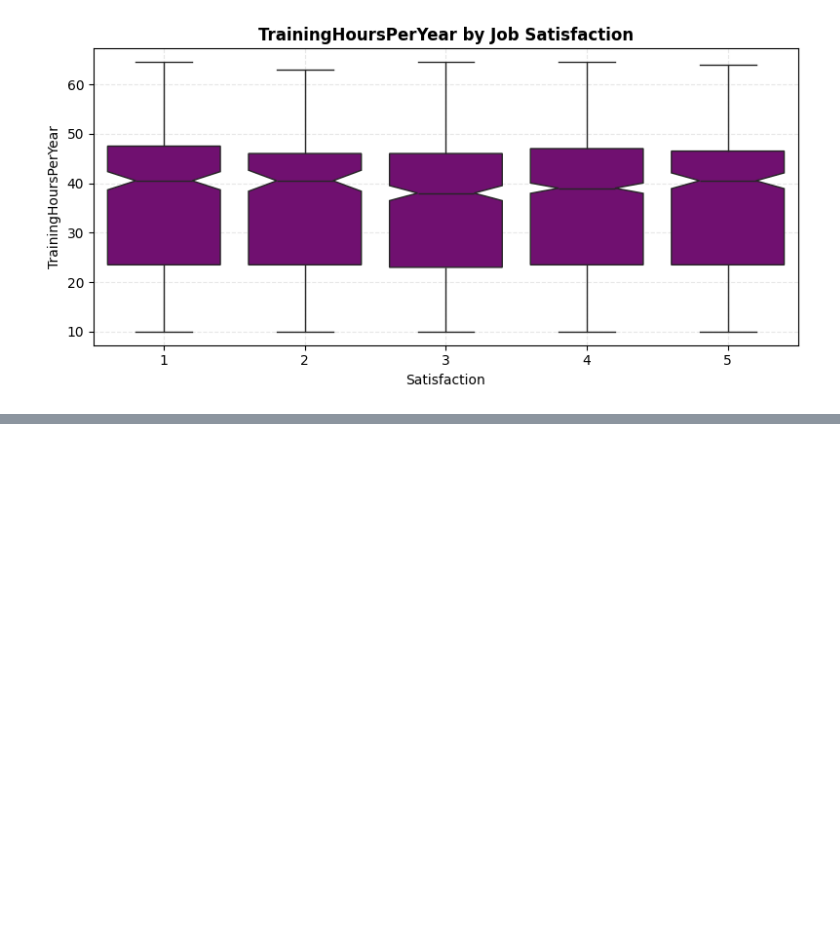
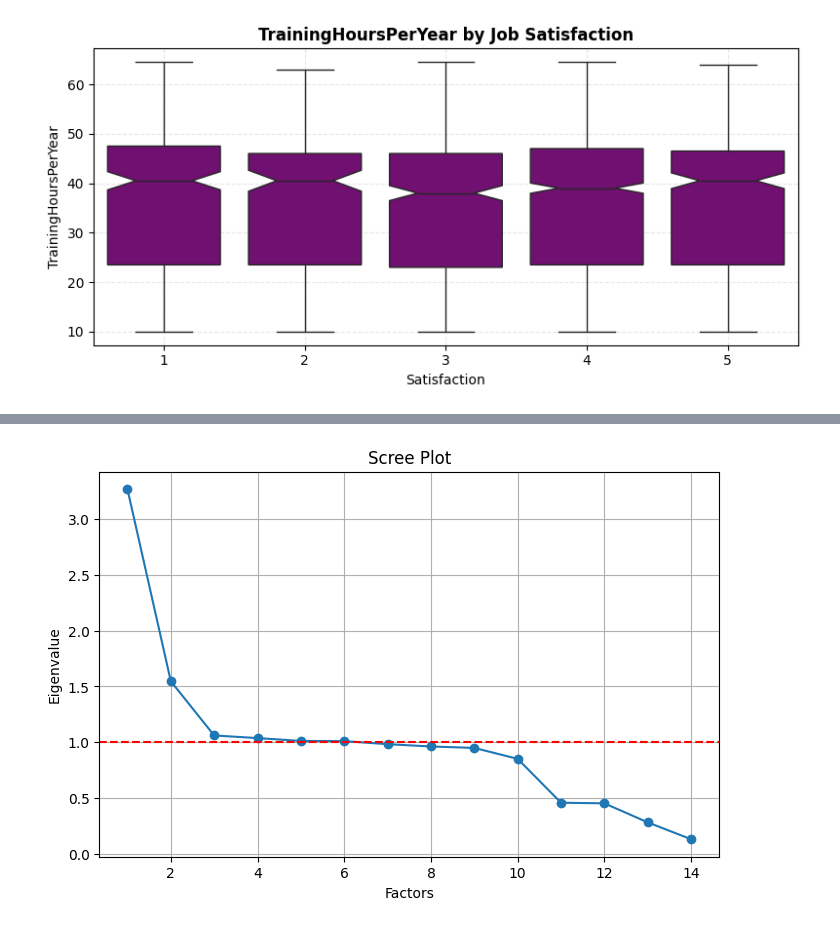
Before and after one commit to sorrychoe/Satisfaction-Survey-Analysis, a Jupyter notebook: notebook/satisfaction.ipynb, the cells around one changed output, grey strips where cells are left out. Drawn from its saved outputs; the diff is of its cells as text; code cells hidden in the pictures; blank space fills up the shorter version.

```diff
--- a/notebook/satisfaction.ipynb
+++ b/notebook/satisfaction.ipynb
@@ -170,0 +201,19 @@ anova_df
+# %%
+# FactorAnalyzer로 고유값 계산
+fa = FactorAnalyzer(rotation = None)
+fa.fit(X)
+
+# 고유값 추출
+ev, v = fa.get_eigenvalues()
+
+# 스크리 플롯
+plt.figure(figsize=(8, 5))
+plt.plot(range(1, len(ev) + 1), ev, marker = 'o')
+plt.title('Scree Plot')
+plt.xlabel('Factors')
+plt.ylabel('Eigenvalue')
+plt.axhline(1, color='red', linestyle='--')  # 카이저 기준선 (eigenvalue > 1)
+plt.grid(True)
+plt.show()
+# %% [output]
+[figure, added]
```
Also changed, not shown: parts of 6 cells of this notebook.
